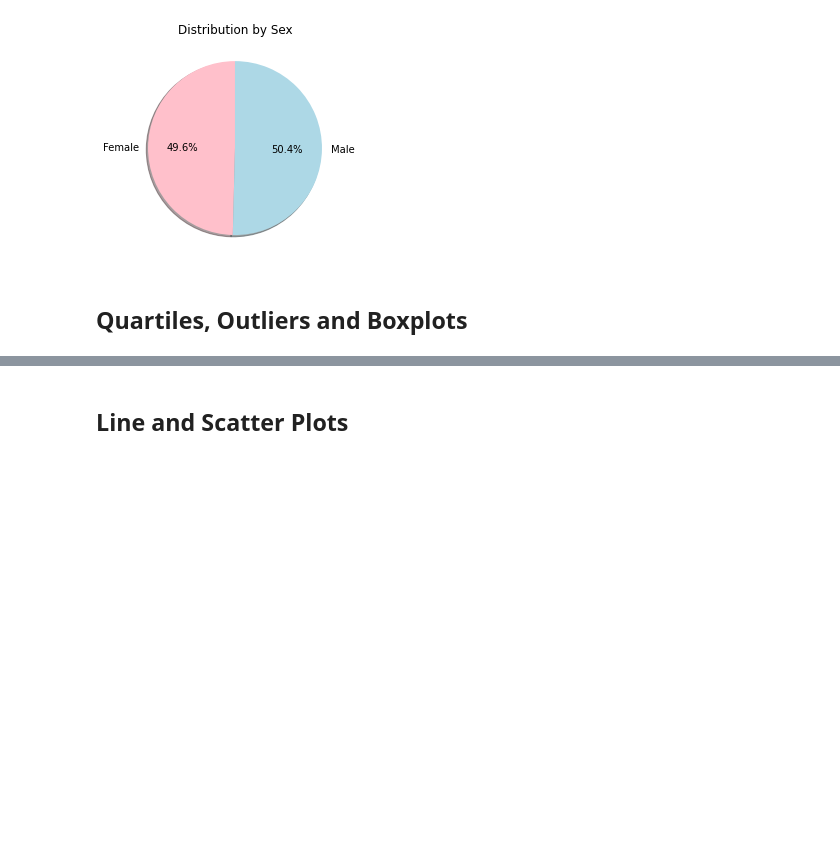
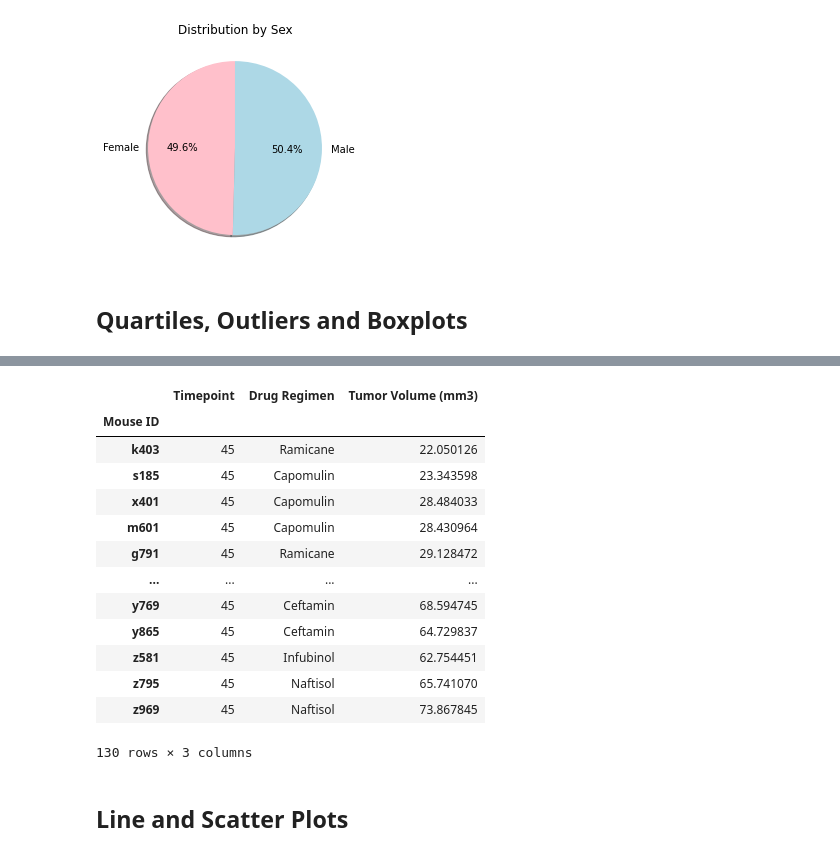
Before and after one commit to adamlever/Pymaceuticals-Challenge, a Jupyter notebook: pymaceuticals_starter.ipynb, the cells around one changed output, grey strips where cells are left out. Saved outputs shown, nothing was run; the diff lists cells and outputs as text; code cells hidden in the pictures; blank space fills up the shorter version.

```diff
--- a/pymaceuticals_starter.ipynb
+++ b/pymaceuticals_starter.ipynb
@@ -284,3 +285,9 @@ plt.show()
 
 
 # Merge this group df with the original dataframe to get the tumor volume at the last timepoint
+# %%
+clean_data_df = clean_combined_data_df.set_index('Mouse ID')
+tumor_volume_df = clean_data_df[['Timepoint', 'Drug Regimen', 'Tumor Volume (mm3)']]
+
+
+tumor_volume_df.head()
@@ -287,3 +302,21 @@ plt.show()
+# %%
+last_timepoint = tumor_volume_df.loc[tumor_volume_df['Timepoint'] == 45]
+last_timepoint
+# %% [output]
+|  | Timepoint | Drug Regimen | Tumor Volume (mm3) |
+| Mouse ID |  |  |  |
+| k403 | 45 | Ramicane | 22.050126 |
+| s185 | 45 | Capomulin | 23.343598 |
+| x401 | 45 | Capomulin | 28.484033 |
+| m601 | 45 | Capomulin | 28.430964 |
+| g791 | 45 | Ramicane | 29.128472 |
+| ... | ... | ... | ... |
+| y769 | 45 | Ceftamin | 68.594745 |
+| y865 | 45 | Ceftamin | 64.729837 |
+| z581 | 45 | Infubinol | 62.754451 |
+| z795 | 45 | Naftisol | 65.741070 |
+| z969 | 45 | Naftisol | 73.867845 |
+130 rows × 3 columns
 # %%
 # Put treatments into a list for for loop (and later for plot labels)
 
```
Also changed, not shown: parts of 2 cells of this notebook.
